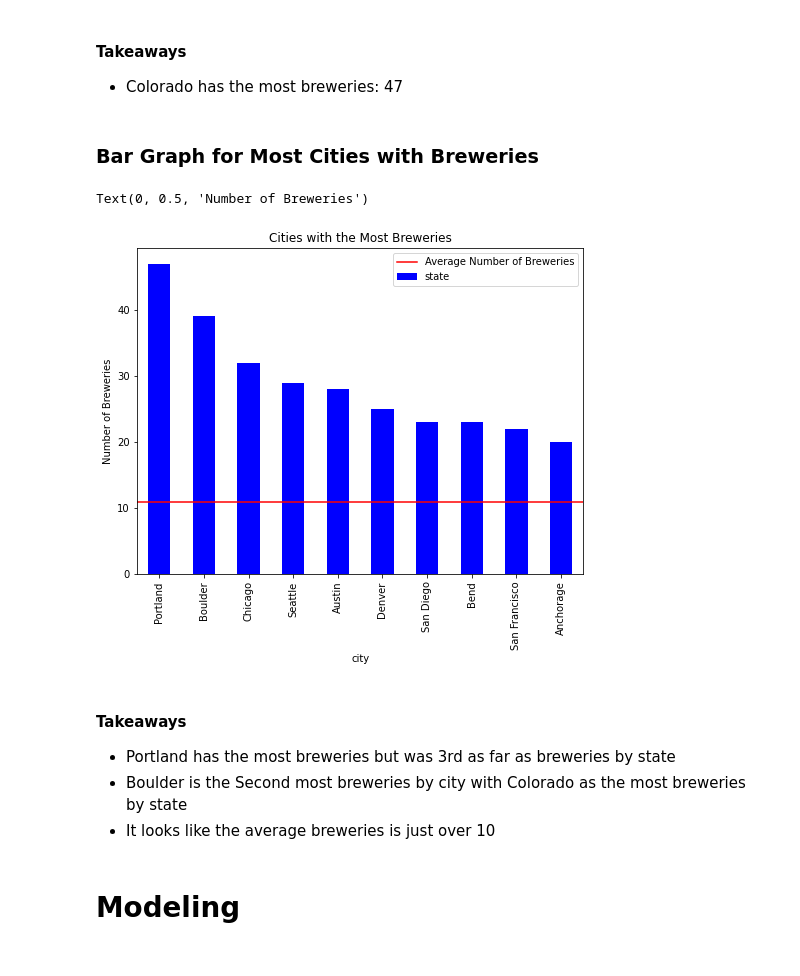
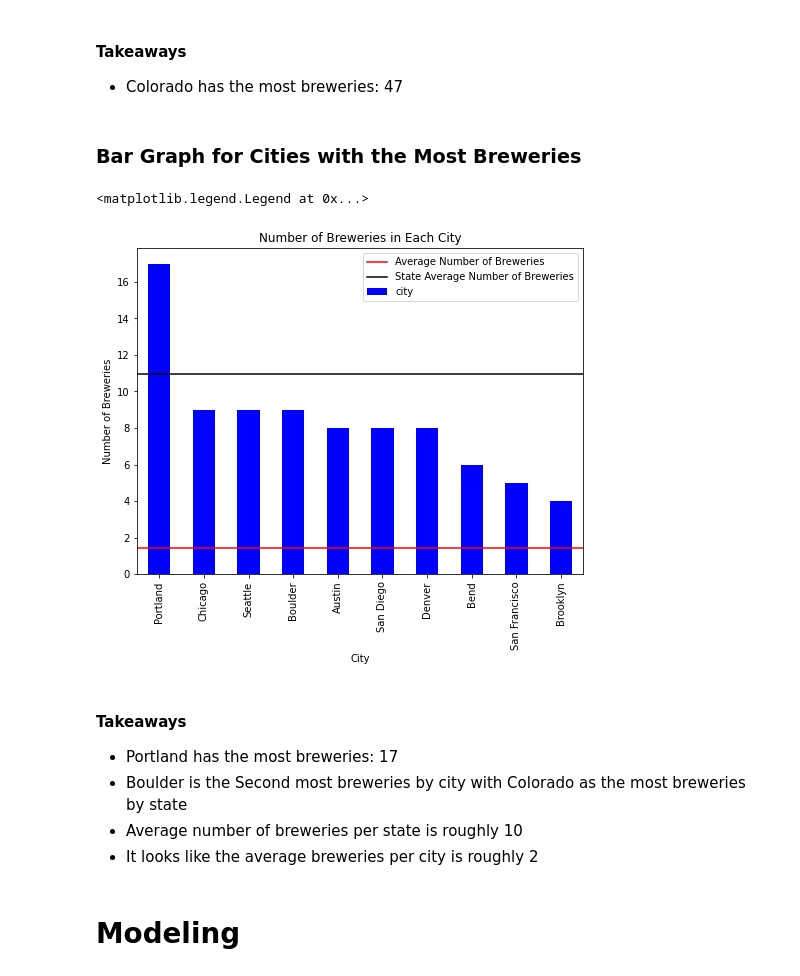
Before and after one commit to jamesallen0351/craft_beer, a Jupyter notebook: beer_final.ipynb, the cells around one changed output. Cells and saved outputs as stored; diff of their text form; code cells hidden in the pictures.

```diff
--- a/beer_final.ipynb
+++ b/beer_final.ipynb
@@ -176,32 +178,29 @@ beer_states().head(10)
 #### Takeaways
 - Colorado has the most breweries: 47
 # %% [markdown]
-### Bar Graph for Most Cities with Breweries
+### Bar Graph for Cities with the Most Breweries
 # %%
 # plotting a bar graph for the number of breweries in each state
-plot = df.state.value_counts().plot(kind='bar', title="Number of Breweries in Each State", \
+plot = df.city.value_counts().head(10).plot(kind='bar', title="Number of Breweries in Each City", \
                              figsize=(8,6), colormap='winter')
-plot.set_xlabel('State')
+plot.set_xlabel('City')
 plot.set_ylabel('Number of Breweries')
 # adding an average number of breweries line
-mean_line = plot.axhline(df.state.value_counts().mean(), color='r',\
+mean_line = plot.axhline(df.city.value_counts().mean(), color='r',\
                          label='Average Number of Breweries')
+state_line = plot.axhline(df.state.value_counts().mean(), color='black',\
+                         label='State Average Number of Breweries')
+
 plt.legend()
-
-
-# plotting a bar graph from the cities with the most breweries
-plot_c = df.groupby('city')['beer_style'].count().nlargest(10).plot(kind='bar', \
-               title='Cities with the Most Breweries', \
-               colormap='winter',  )
-plot_c.set_ylabel('Number of Breweries')
 # %% [output]
-Text(0, 0.5, 'Number of Breweries')
+<matplotlib.legend.Legend at 0x...>
-[figure, old version]
+[figure, new version]
 # %% [markdown]
 #### Takeaways
-- Portland has the most breweries but was 3rd as far as breweries by state
+- Portland has the most breweries: 17
 - Boulder is the Second most breweries by city with Colorado as the most breweries by state
-- It looks like the average breweries is just over 10
+- Average number of breweries per state is roughly 10
+- It looks like the average breweries per city is roughly 2
 # %% [markdown]
 # Modeling
 # %%
```
Also changed, not shown: parts of 8 cells of this notebook, 1 other file.
